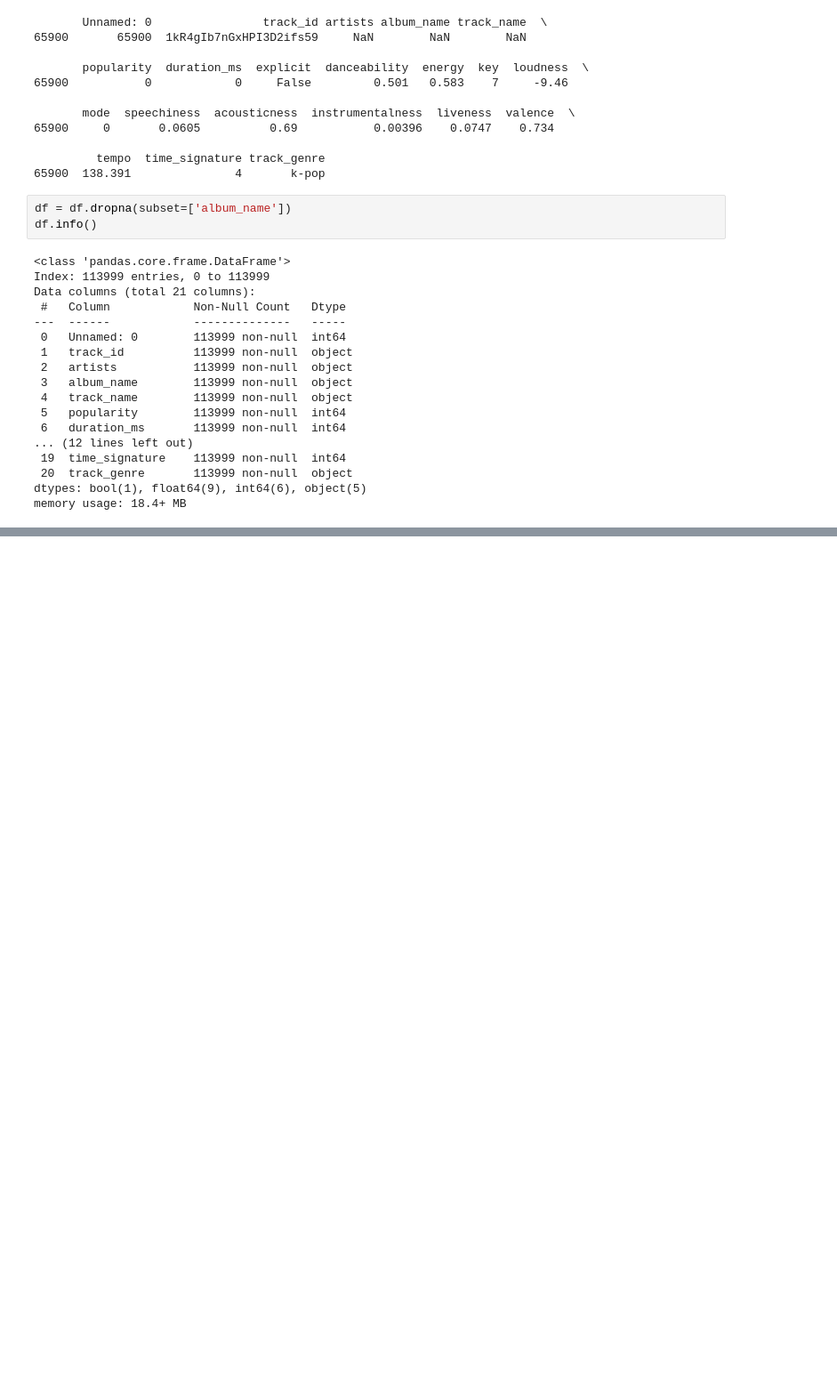
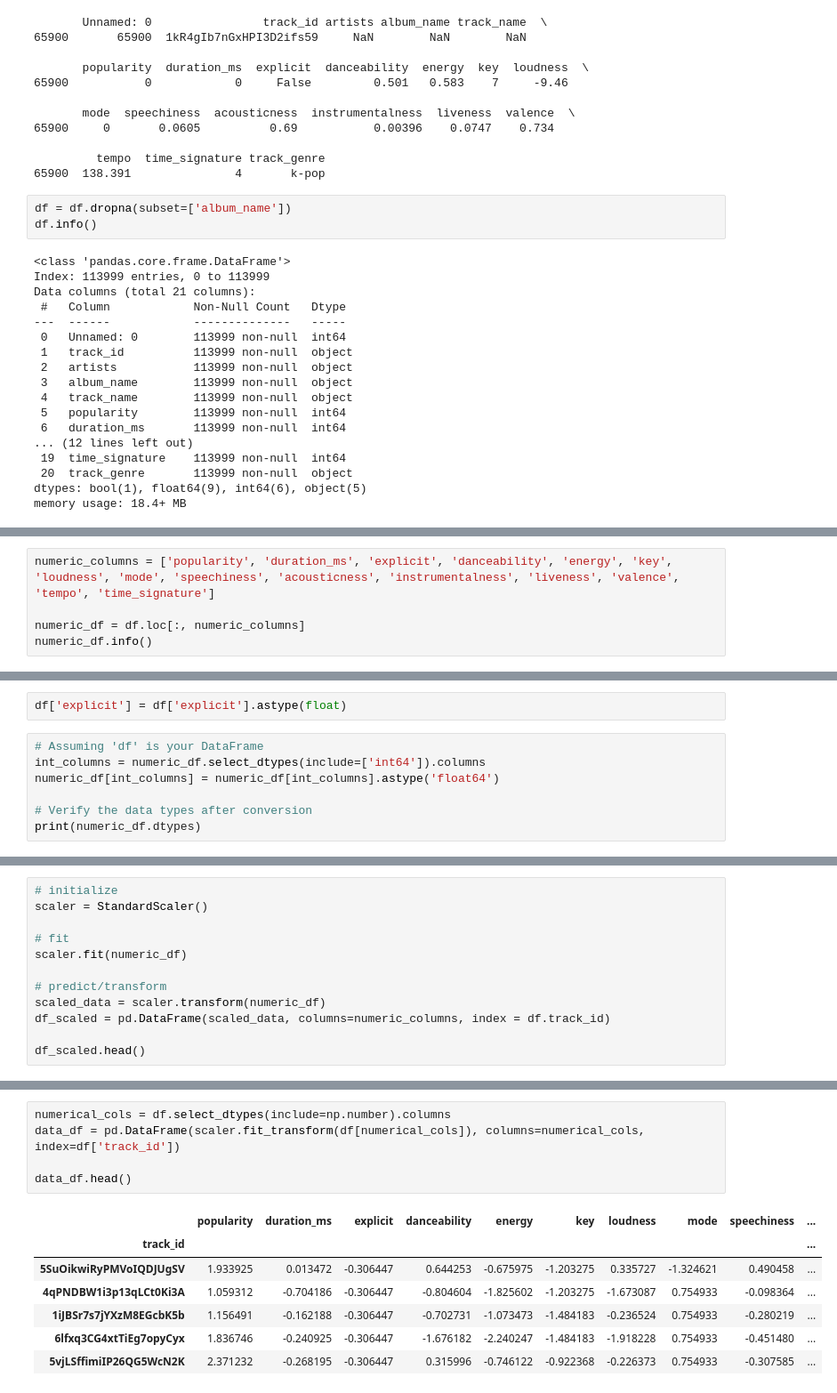
Before and after one commit to Cagan124/SMU-Project-4, a Jupyter notebook: Spotify EDA.ipynb, the cells around one changed output, grey strips where cells are left out. Shown: that part at 89% size. Cells and saved outputs as stored; diff of their text form; blank space fills up the shorter version.

```diff
--- a/Spotify EDA.ipynb
+++ b/Spotify EDA.ipynb
@@ -182,0 +197,5 @@ fig.show()
+# %%
+numeric_columns = ['popularity', 'duration_ms', 'explicit', 'danceability', 'energy', 'key', 'loudness', 'mode', 'speechiness', 'acousticness', 'instrumentalness', 'liveness', 'valence', 'tempo', 'time_signature']
+
+numeric_df = df.loc[:, numeric_columns]
+numeric_df.info()
@@ -182,0 +228,9 @@ fig.show()
+# %%
+df['explicit'] = df['explicit'].astype(float)
+# %%
+# Assuming 'df' is your DataFrame
+int_columns = numeric_df.select_dtypes(include=['int64']).columns
+numeric_df[int_columns] = numeric_df[int_columns].astype('float64')
+
+# Verify the data types after conversion
+print(numeric_df.dtypes)
@@ -182,0 +254,12 @@ fig.show()
+# %%
+# initialize
+scaler = StandardScaler()
+
+# fit
+scaler.fit(numeric_df)
+
+# predict/transform
+scaled_data = scaler.transform(numeric_df)
+df_scaled = pd.DataFrame(scaled_data, columns=numeric_columns, index = df.track_id)
+
+df_scaled.head()
@@ -182,0 +316,13 @@ fig.show()
+# %%
+numerical_cols = df.select_dtypes(include=np.number).columns
+data_df = pd.DataFrame(scaler.fit_transform(df[numerical_cols]), columns=numerical_cols, index=df['track_id'])
+
+data_df.head()
+# %% [output]
+|  | popularity | duration_ms | explicit | danceability | energy | key | loudness | mode | speechiness | ... |
+| track_id |  |  |  |  |  |  |  |  |  | ... |
+| 5SuOikwiRyPMVoIQDJUgSV | 1.933925 | 0.013472 | -0.306447 | 0.644253 | -0.675975 | -1.203275 | 0.335727 | -1.324621 | 0.490458 | ... |
+| 4qPNDBW1i3p13qLCt0Ki3A | 1.059312 | -0.704186 | -0.306447 | -0.804604 | -1.825602 | -1.203275 | -1.673087 | 0.754933 | -0.098364 | ... |
+| 1iJBSr7s7jYXzM8EGcbK5b | 1.156491 | -0.162188 | -0.306447 | -0.702731 | -1.073473 | -1.484183 | -0.236524 | 0.754933 | -0.280219 | ... |
+| 6lfxq3CG4xtTiEg7opyCyx | 1.836746 | -0.240925 | -0.306447 | -1.676182 | -2.240247 | -1.484183 | -1.918228 | 0.754933 | -0.451480 | ... |
+| 5vjLSffimiIP26QG5WcN2K | 2.371232 | -0.268195 | -0.306447 | 0.315996 | -0.746122 | -0.922368 | -0.226373 | 0.754933 | -0.307585 | ... |
```
Also changed, not shown: parts of 29 cells of this notebook, 11 other files.
